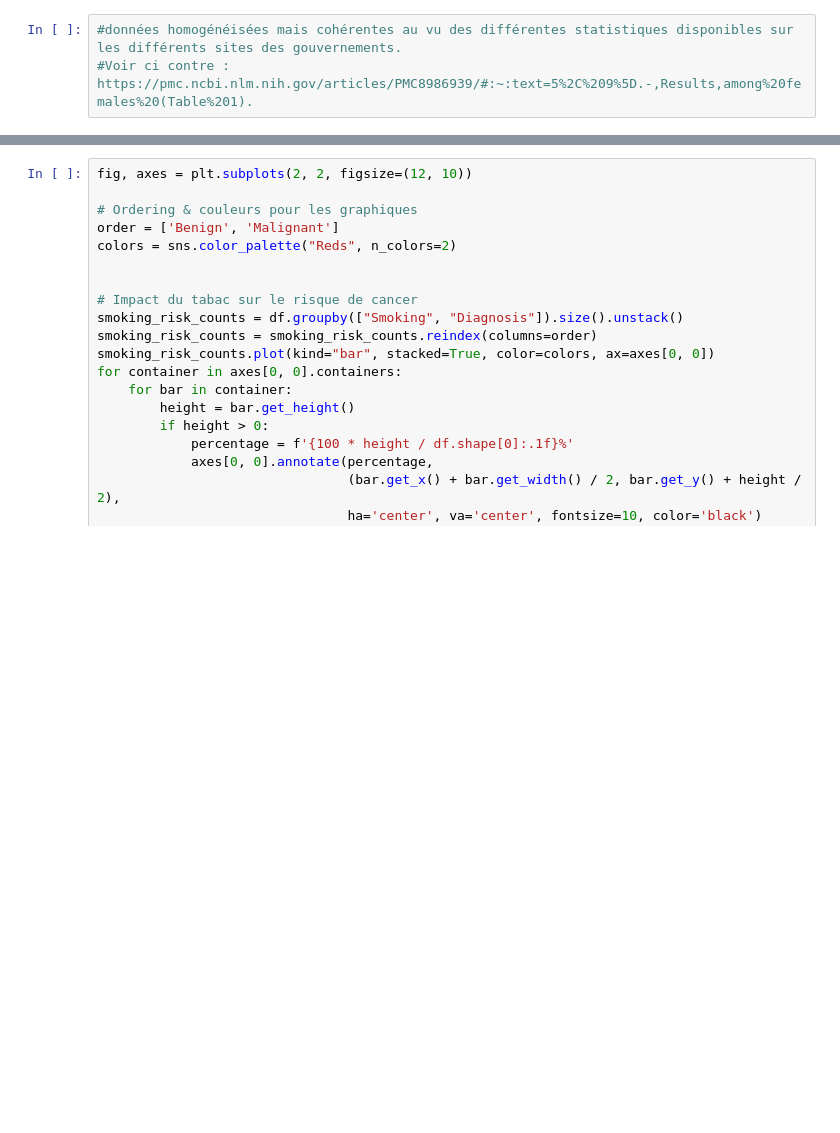
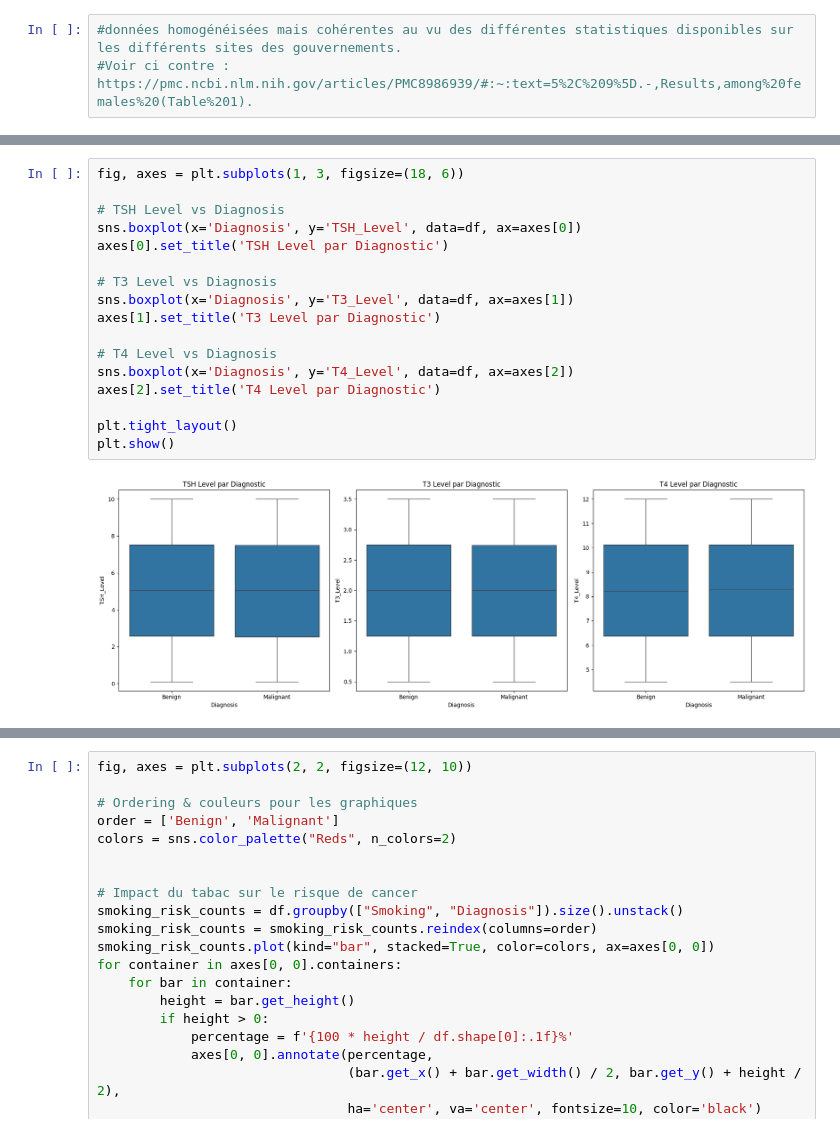
Before and after one commit to Death4Sword/ML_Cancer_Risk_Project, a Jupyter notebook: analyse_exploratoire.ipynb, the cells around one changed output, grey strips where cells are left out. Drawn from its saved outputs; the diff is of its cells as text; blank space fills up the shorter version.

```diff
--- a/analyse_exploratoire.ipynb
+++ b/analyse_exploratoire.ipynb
@@ -144,0 +170,19 @@ def calculate_percentage_on_graph(df, axes):
+# %%
+fig, axes = plt.subplots(1, 3, figsize=(18, 6))
+
+# TSH Level vs Diagnosis
+sns.boxplot(x='Diagnosis', y='TSH_Level', data=df, ax=axes[0])
+axes[0].set_title('TSH Level par Diagnostic')
+
+# T3 Level vs Diagnosis
+sns.boxplot(x='Diagnosis', y='T3_Level', data=df, ax=axes[1])
+axes[1].set_title('T3 Level par Diagnostic')
+
+# T4 Level vs Diagnosis
+sns.boxplot(x='Diagnosis', y='T4_Level', data=df, ax=axes[2])
+axes[2].set_title('T4 Level par Diagnostic')
+
+plt.tight_layout()
+plt.show()
+# %% [output]
+[figure, added]
```
Also changed, not shown: parts of 11 cells of this notebook.
